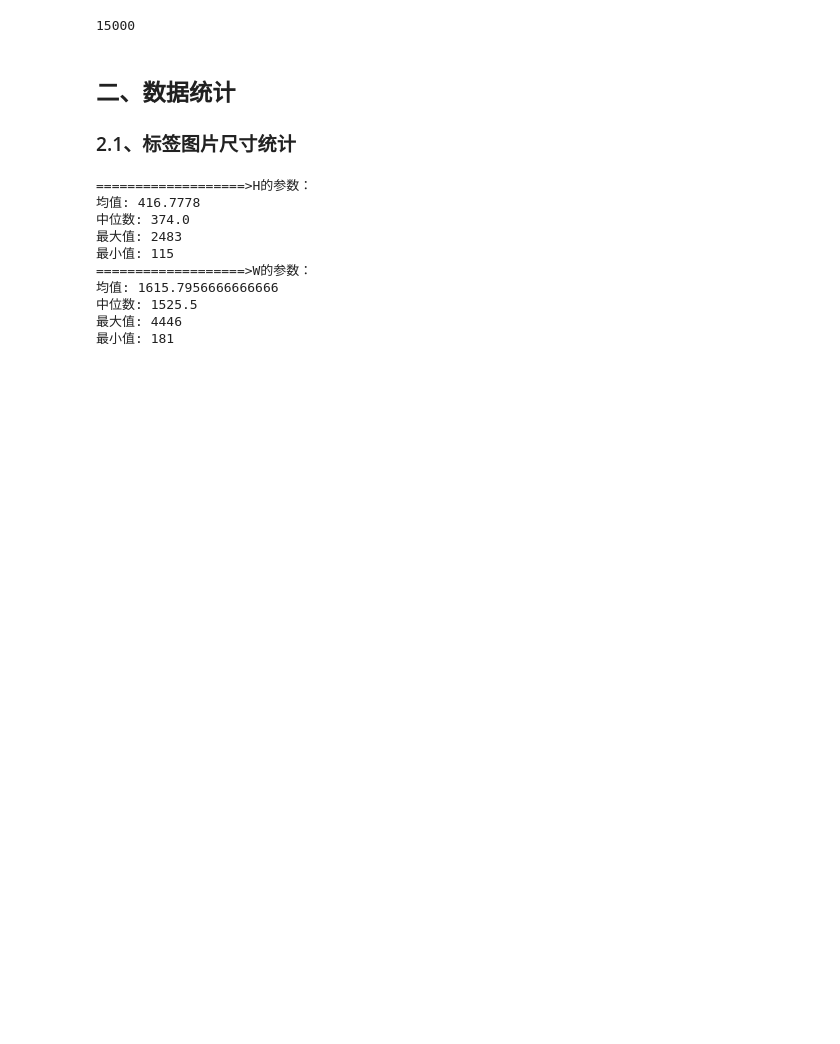
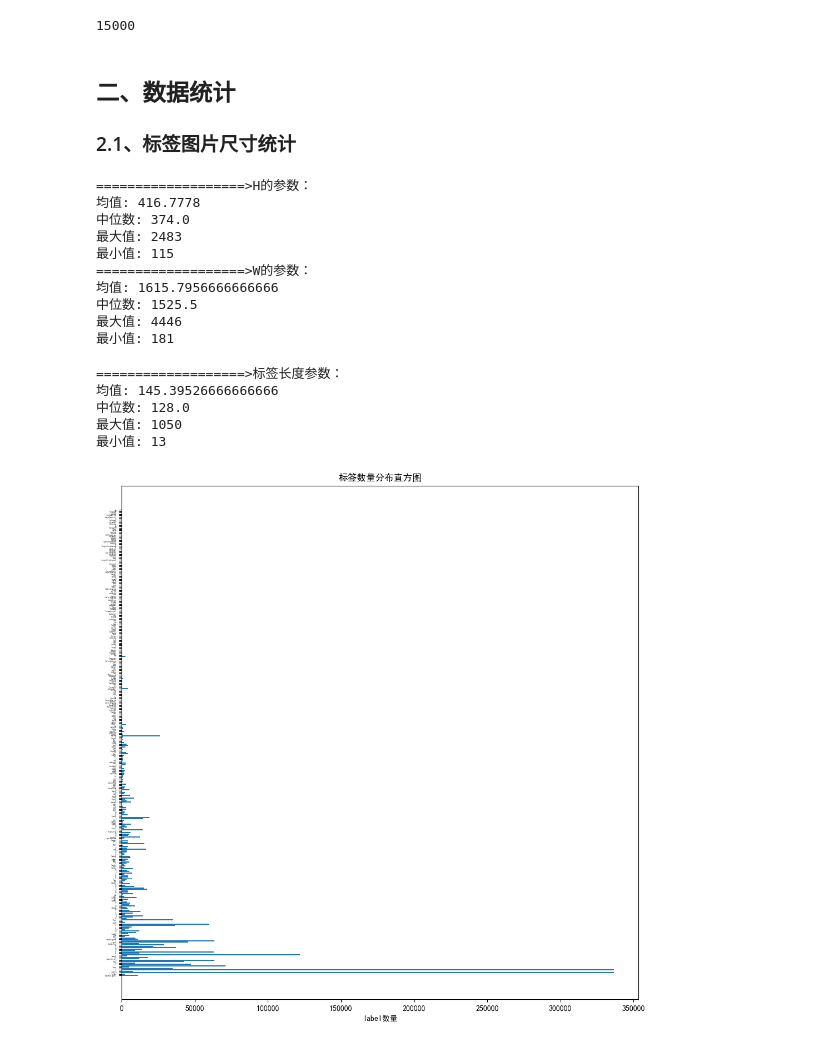
Before and after one commit to jaysontree/icpr2024_MMER, a Jupyter notebook: script/preprocess.ipynb, the cells around one changed output. Saved outputs shown, nothing was run; the diff lists cells and outputs as text; code cells hidden in the pictures; blank space fills up the shorter version.

```diff
--- a/script/preprocess.ipynb
+++ b/script/preprocess.ipynb
@@ -334,14 +334,41 @@ print("最小值:", np.min(w_hist))
 最大值: 4446
 最小值: 181
 # %%
+import matplotlib.pyplot as plt
+
 lab_list = []
+lab_dict = {}
 with open("./icpr2024/img.txt", 'r', encoding="utf-8") as fp:
     for line in fp.readlines():
         label = line.strip().split('\t')[-1]
         lab_list.append(len(label.split(" ")))
+        for key in label.split(" "):
+            if key not in lab_dict.keys():
+                lab_dict[key] = 1
+            else:
+                lab_dict[key] += 1
 
 print("===================>标签长度参数：")
 print("均值:", np.mean(lab_list))
 print("中位数:", np.median(lab_list))
 print("最大值:", np.max(lab_list))
 print("最小值:", np.min(lab_list))
+
+plt.rcParams['font.sans-serif'] = ['SimHei']  #用来正常显示中文标签
+plt.rcParams['axes.unicode_minus'] = False  #用来正常显示负号
+fig = plt.figure(figsize=(12, 12))  # 设置画布大小
+y = list(lab_dict.keys())
+x = list(lab_dict.values())
+
+plt.barh(y, x)
+plt.tick_params(axis='y', labelsize=2)
+plt.xlabel("label数量")
+plt.title("标签数量分布直方图")
+plt.show()
+# %% [output]
+===================>标签长度参数：
+均值: 145.39526666666666
+中位数: 128.0
+最大值: 1050
+最小值: 13
+[figure, added]
```
Also changed, not shown: parts of 1 cell of this notebook, 1 other file.
